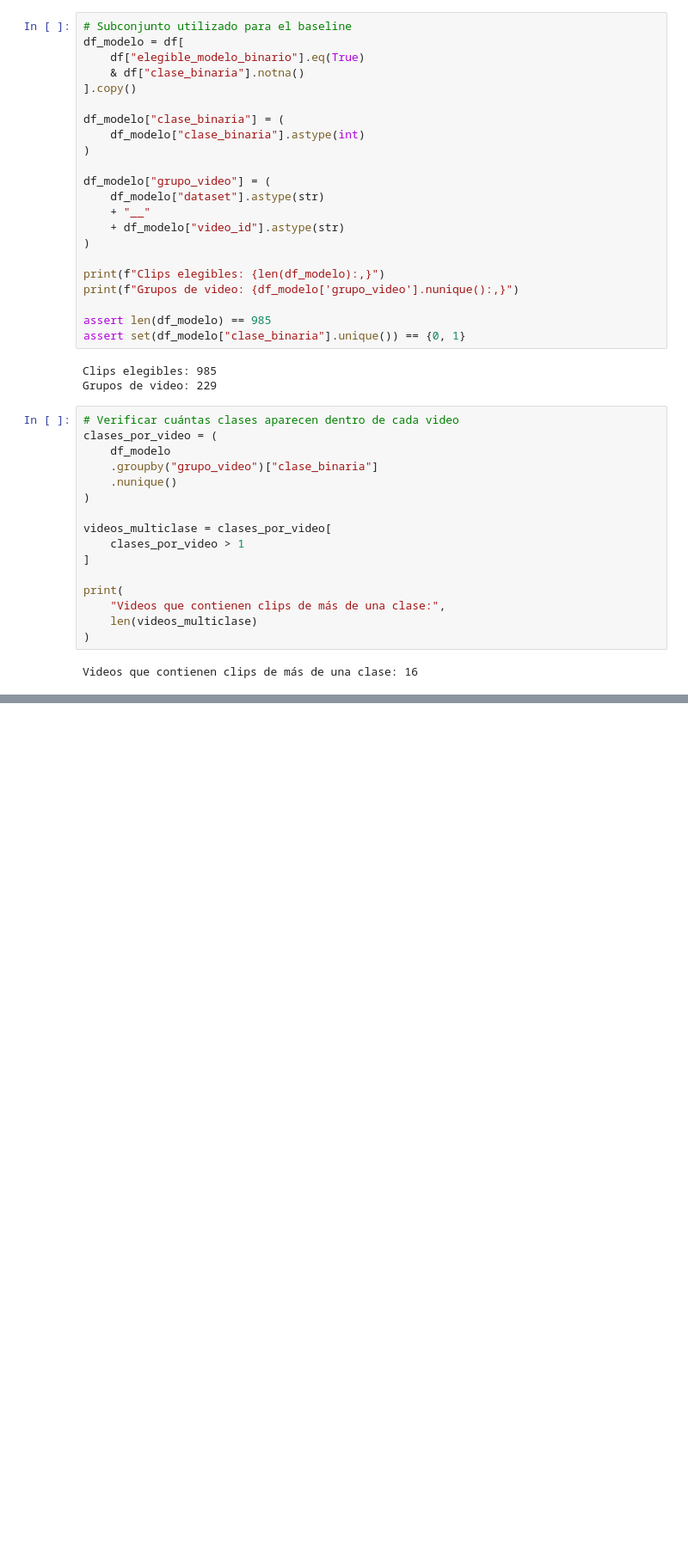
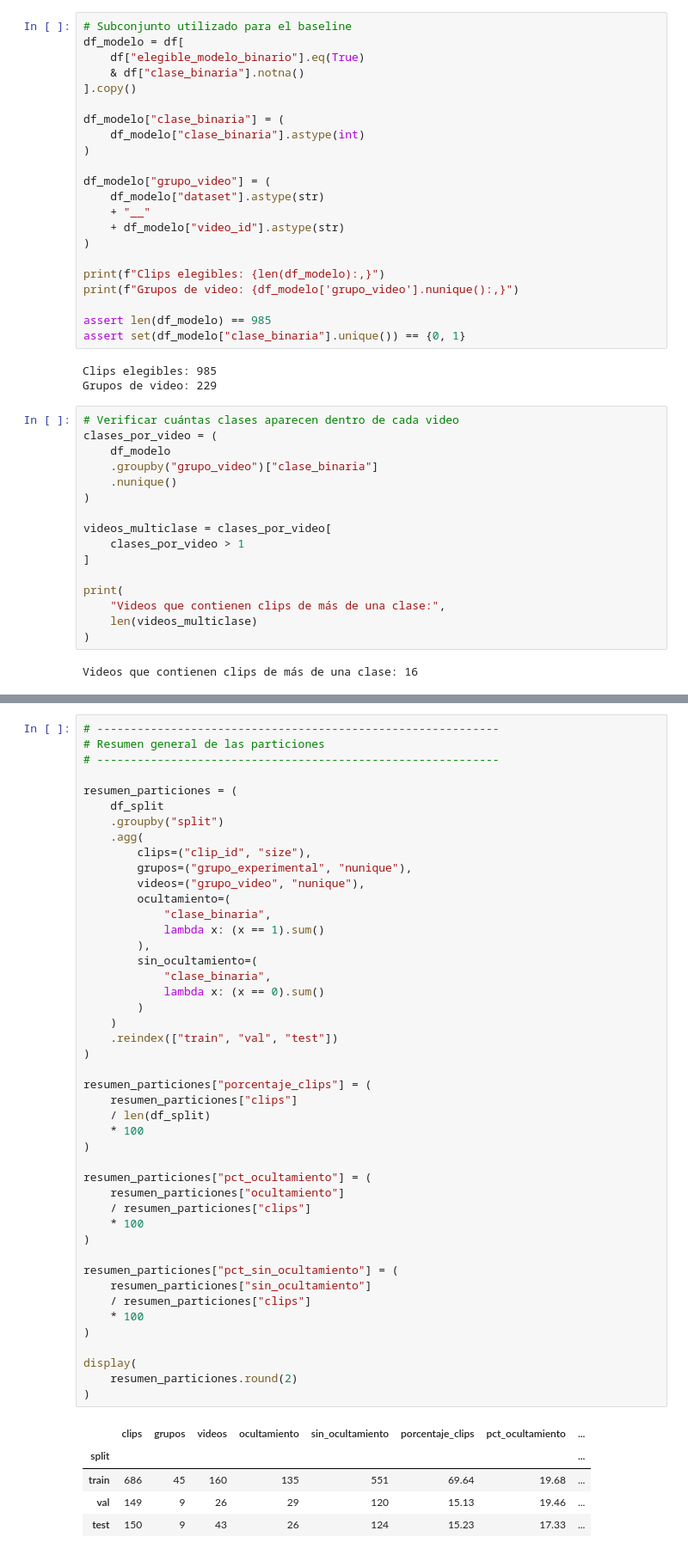
Before and after one commit to joseluistinajero/MNA---Proyecto-Integrador, a Jupyter notebook: Notebooks/Avance3_Equipo41.ipynb, the cells around one changed output, grey strips where cells are left out. Shown at 86% size. Drawn from its saved outputs; the diff is of its cells as text; blank space fills up the shorter version.

Commit message:
Avance 3:  Desarrollo de particiones

```diff
--- a/Notebooks/Avance3_Equipo41.ipynb
+++ b/Notebooks/Avance3_Equipo41.ipynb
@@ -243,0 +1017,51 @@ Videos que contienen clips de más de una clase: 16
+# %%
+# ------------------------------------------------------------
+# Resumen general de las particiones
+# ------------------------------------------------------------
+
+resumen_particiones = (
+    df_split
+    .groupby("split")
+    .agg(
+        clips=("clip_id", "size"),
+        grupos=("grupo_experimental", "nunique"),
+        videos=("grupo_video", "nunique"),
+        ocultamiento=(
+            "clase_binaria",
+            lambda x: (x == 1).sum()
+        ),
+        sin_ocultamiento=(
+            "clase_binaria",
+            lambda x: (x == 0).sum()
+        )
+    )
+    .reindex(["train", "val", "test"])
+)
+
+resumen_particiones["porcentaje_clips"] = (
+    resumen_particiones["clips"]
+    / len(df_split)
+    * 100
+)
+
+resumen_particiones["pct_ocultamiento"] = (
+    resumen_particiones["ocultamiento"]
+    / resumen_particiones["clips"]
+    * 100
+)
+
+resumen_particiones["pct_sin_ocultamiento"] = (
+    resumen_particiones["sin_ocultamiento"]
+    / resumen_particiones["clips"]
+    * 100
+)
+
+display(
+    resumen_particiones.round(2)
+)
+# %% [output]
+|  | clips | grupos | videos | ocultamiento | sin_ocultamiento | porcentaje_clips | pct_ocultamiento | ... |
+| split |  |  |  |  |  |  |  | ... |
+| train | 686 | 45 | 160 | 135 | 551 | 69.64 | 19.68 | ... |
+| val | 149 | 9 | 26 | 29 | 120 | 15.13 | 19.46 | ... |
+| test | 150 | 9 | 43 | 26 | 124 | 15.23 | 17.33 | ... |
```
Also changed, not shown: parts of 12 cells of this notebook.
